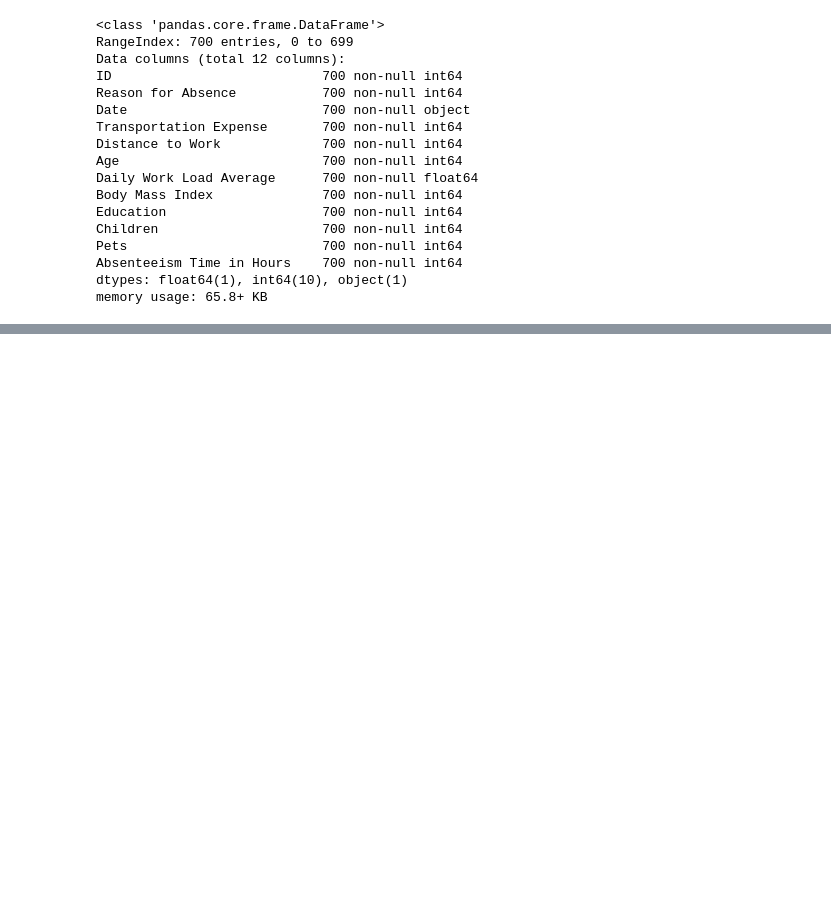
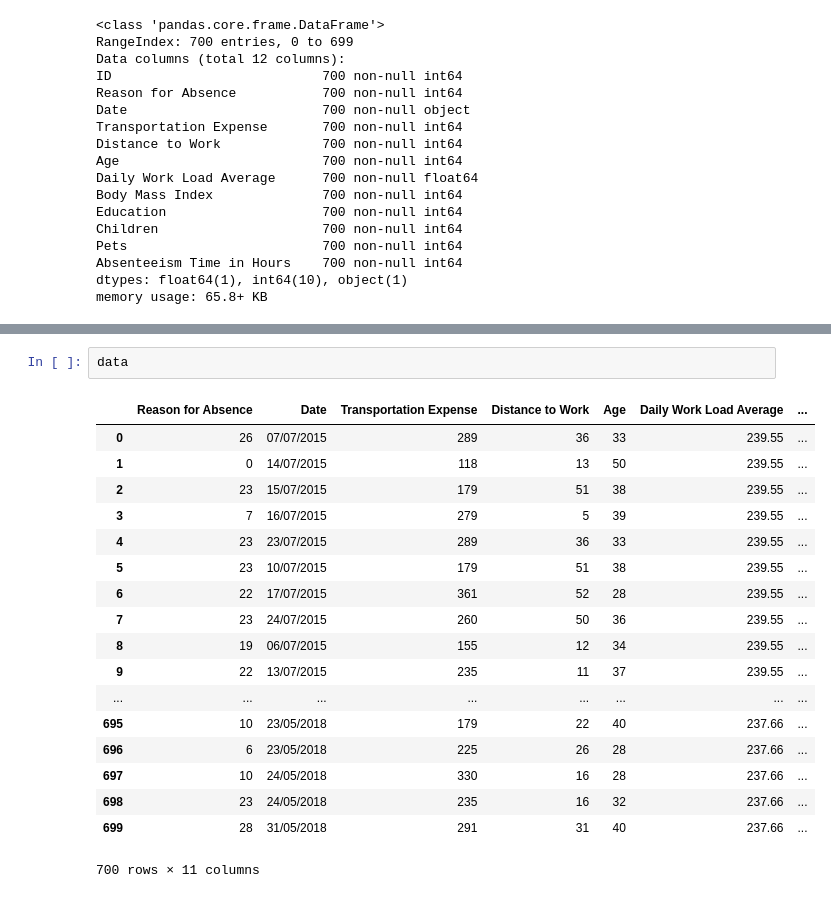
Before and after one commit to fares-ds/Business-Case-Study---Absenteeism, a Jupyter notebook: Case Study - Absenteeism.ipynb, the cells around one changed output, grey strips where cells are left out. Cells and saved outputs as stored; diff of their text form; blank space fills up the shorter version.

```diff
--- a/Case Study - Absenteeism.ipynb
+++ b/Case Study - Absenteeism.ipynb
@@ -77,0 +178,21 @@ data.describe()
+# %%
+data
+# %% [output]
+|  | Reason for Absence | Date | Transportation Expense | Distance to Work | Age | Daily Work Load Average | ... |
+| 0 | 26 | 07/07/2015 | 289 | 36 | 33 | 239.55 | ... |
+| 1 | 0 | 14/07/2015 | 118 | 13 | 50 | 239.55 | ... |
+| 2 | 23 | 15/07/2015 | 179 | 51 | 38 | 239.55 | ... |
+| 3 | 7 | 16/07/2015 | 279 | 5 | 39 | 239.55 | ... |
+| 4 | 23 | 23/07/2015 | 289 | 36 | 33 | 239.55 | ... |
+| 5 | 23 | 10/07/2015 | 179 | 51 | 38 | 239.55 | ... |
+| 6 | 22 | 17/07/2015 | 361 | 52 | 28 | 239.55 | ... |
+| 7 | 23 | 24/07/2015 | 260 | 50 | 36 | 239.55 | ... |
+| 8 | 19 | 06/07/2015 | 155 | 12 | 34 | 239.55 | ... |
+| 9 | 22 | 13/07/2015 | 235 | 11 | 37 | 239.55 | ... |
+| ... | ... | ... | ... | ... | ... | ... | ... |
+| 695 | 10 | 23/05/2018 | 179 | 22 | 40 | 237.66 | ... |
+| 696 | 6 | 23/05/2018 | 225 | 26 | 28 | 237.66 | ... |
+| 697 | 10 | 24/05/2018 | 330 | 16 | 28 | 237.66 | ... |
+| 698 | 23 | 24/05/2018 | 235 | 16 | 32 | 237.66 | ... |
+| 699 | 28 | 31/05/2018 | 291 | 31 | 40 | 237.66 | ... |
+700 rows × 11 columns
```
Also changed, not shown: parts of 14 cells of this notebook.
